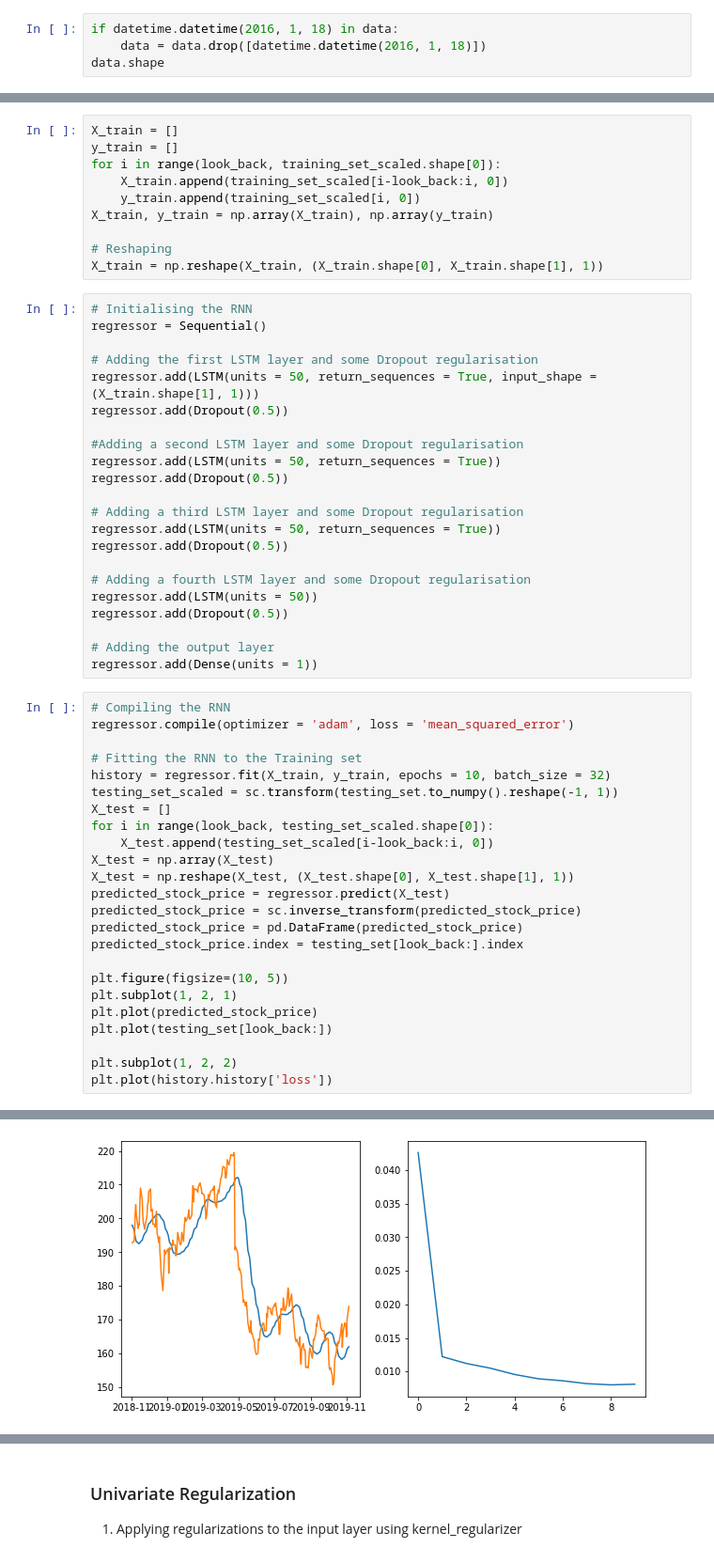
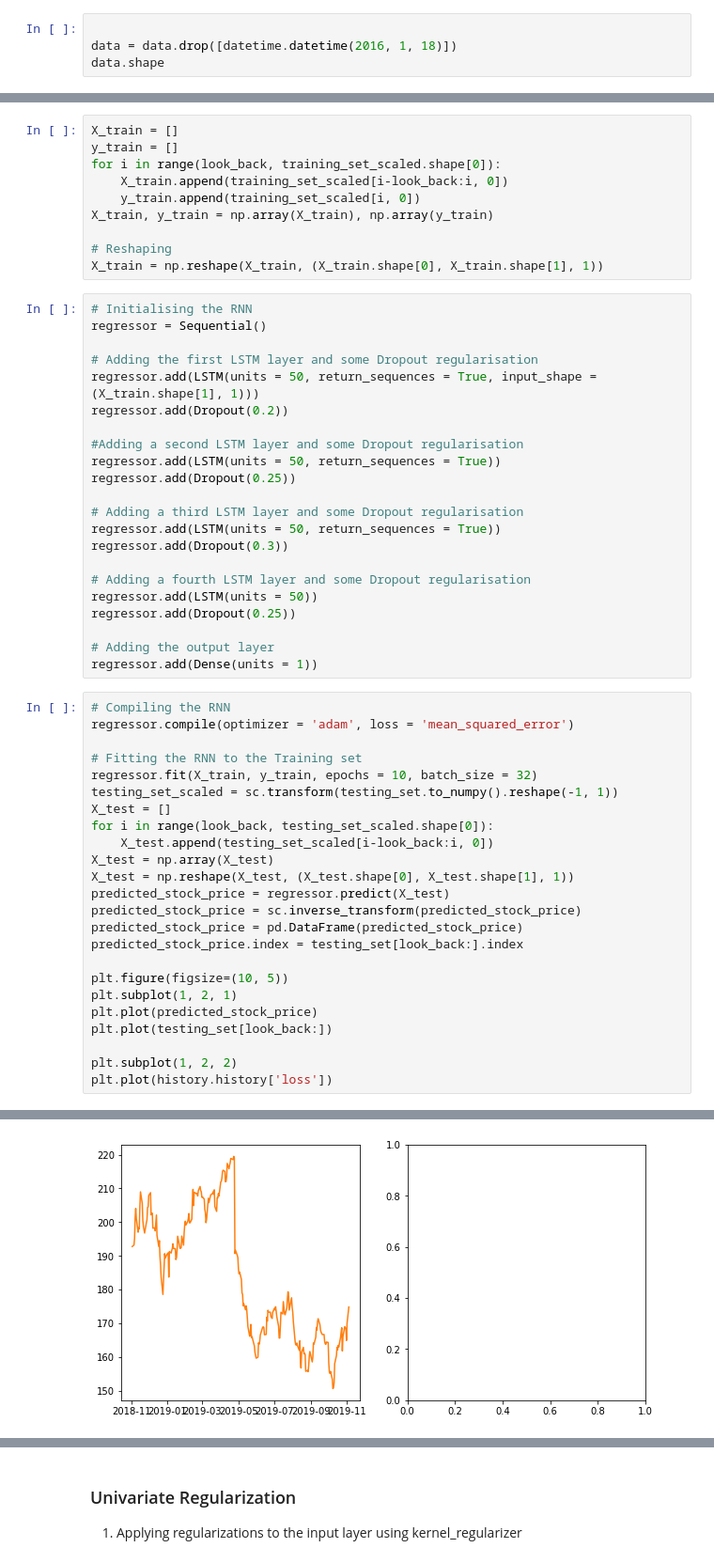
Before and after one commit to Samarmy/CS545TP, a Jupyter notebook: Armstrong-Choudhary-Hua-project.ipynb, the cells around one changed output, grey strips where cells are left out. Shown: that part at 94% size. Saved outputs shown, nothing was run; the diff lists cells and outputs as text.

```diff
--- a/Armstrong-Choudhary-Hua-project.ipynb
+++ b/Armstrong-Choudhary-Hua-project.ipynb
@@ -41,5 +42,5 @@ data[data.isna().any(axis=1)] #Display rows with Null values
 # %%
-if datetime.datetime(2016, 1, 18) in data:
-    data = data.drop([datetime.datetime(2016, 1, 18)])
+
+data = data.drop([datetime.datetime(2016, 1, 18)])
 data.shape
 # %% [output]
@@ -162,19 +163,19 @@ regressor = Sequential()
 
 # Adding the first LSTM layer and some Dropout regularisation
 regressor.add(LSTM(units = 50, return_sequences = True, input_shape = (X_train.shape[1], 1)))
-regressor.add(Dropout(0.5))
+regressor.add(Dropout(0.2))
 
 #Adding a second LSTM layer and some Dropout regularisation
 regressor.add(LSTM(units = 50, return_sequences = True))
-regressor.add(Dropout(0.5))
+regressor.add(Dropout(0.25))
 
 # Adding a third LSTM layer and some Dropout regularisation
 regressor.add(LSTM(units = 50, return_sequences = True))
-regressor.add(Dropout(0.5))
+regressor.add(Dropout(0.3))
 
 # Adding a fourth LSTM layer and some Dropout regularisation
 regressor.add(LSTM(units = 50))
-regressor.add(Dropout(0.5))
+regressor.add(Dropout(0.25))
 
 # Adding the output layer
 regressor.add(Dense(units = 1))
@@ -183,7 +184,7 @@ regressor.add(Dense(units = 1))
 regressor.compile(optimizer = 'adam', loss = 'mean_squared_error')
 
 # Fitting the RNN to the Training set
-history = regressor.fit(X_train, y_train, epochs = 10, batch_size = 32)
+regressor.fit(X_train, y_train, epochs = 10, batch_size = 32)
 testing_set_scaled = sc.transform(testing_set.to_numpy().reshape(-1, 1))
 X_test = []
 for i in range(look_back, testing_set_scaled.shape[0]):
@@ -224 +225 @@ Epoch 10/10
-[figure, old version]
+[figure, new version]
```
Also changed, not shown: parts of 23 cells of this notebook.
